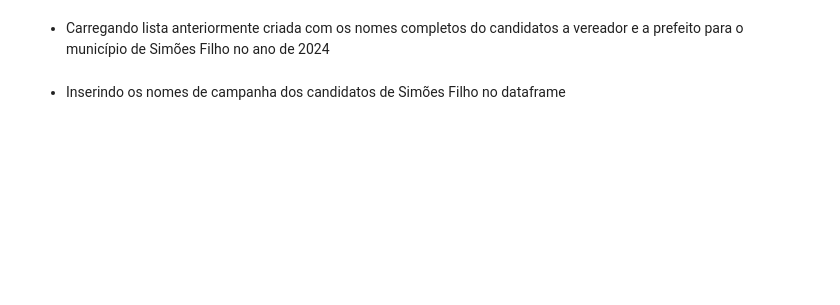
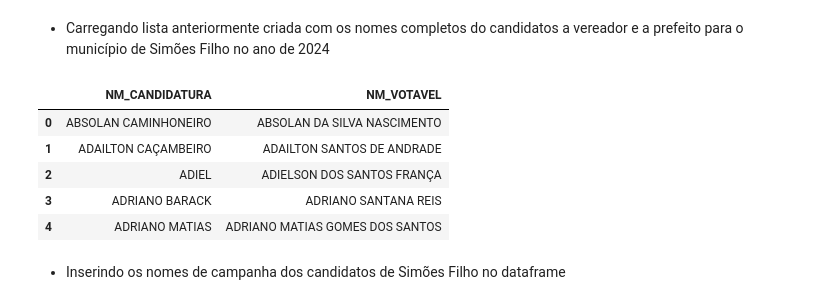
Before and after one commit to imagno/dados_eleitorais, a Jupyter notebook: votacao_secao_2024.ipynb, the cells around one changed output. Cells and saved outputs as stored; diff of their text form; code cells hidden in the pictures; blank space fills up the shorter version.

```diff
--- a/votacao_secao_2024.ipynb
+++ b/votacao_secao_2024.ipynb
@@ -12,8 +20,15 @@ df_eleicoes_2024_ba.head()
 # %% [markdown]
 - Carregando lista anteriormente criada com os nomes completos do candidatos a vereador e a prefeito para o município de Simões Filho no ano de 2024
 # %%
-df_nomes_candidatos = pd.read_csv('./dados/lista_nomes_completos.txt', header=None, sep=';', encoding='utf-8', names=['NM_CAMPANHA','NM_VOTAVEL'])
+df_nomes_candidatos = pd.read_csv('./dados/lista_nomes_completos.txt', header=None, sep=';', encoding='utf-8', names=['NM_CANDIDATURA','NM_VOTAVEL'])
 df_nomes_candidatos.head()
+# %% [output]
+|  | NM_CANDIDATURA | NM_VOTAVEL |
+| 0 | ABSOLAN CAMINHONEIRO | ABSOLAN DA SILVA NASCIMENTO |
+| 1 | ADAILTON CAÇAMBEIRO | ADAILTON SANTOS DE ANDRADE |
+| 2 | ADIEL | ADIELSON DOS SANTOS FRANÇA |
+| 3 | ADRIANO BARACK | ADRIANO SANTANA REIS |
+| 4 | ADRIANO MATIAS | ADRIANO MATIAS GOMES DOS SANTOS |
 # %% [markdown]
 - Inserindo os nomes de campanha dos candidatos de Simões Filho no dataframe
 # %%
```
Also changed, not shown: parts of 6 cells of this notebook.
